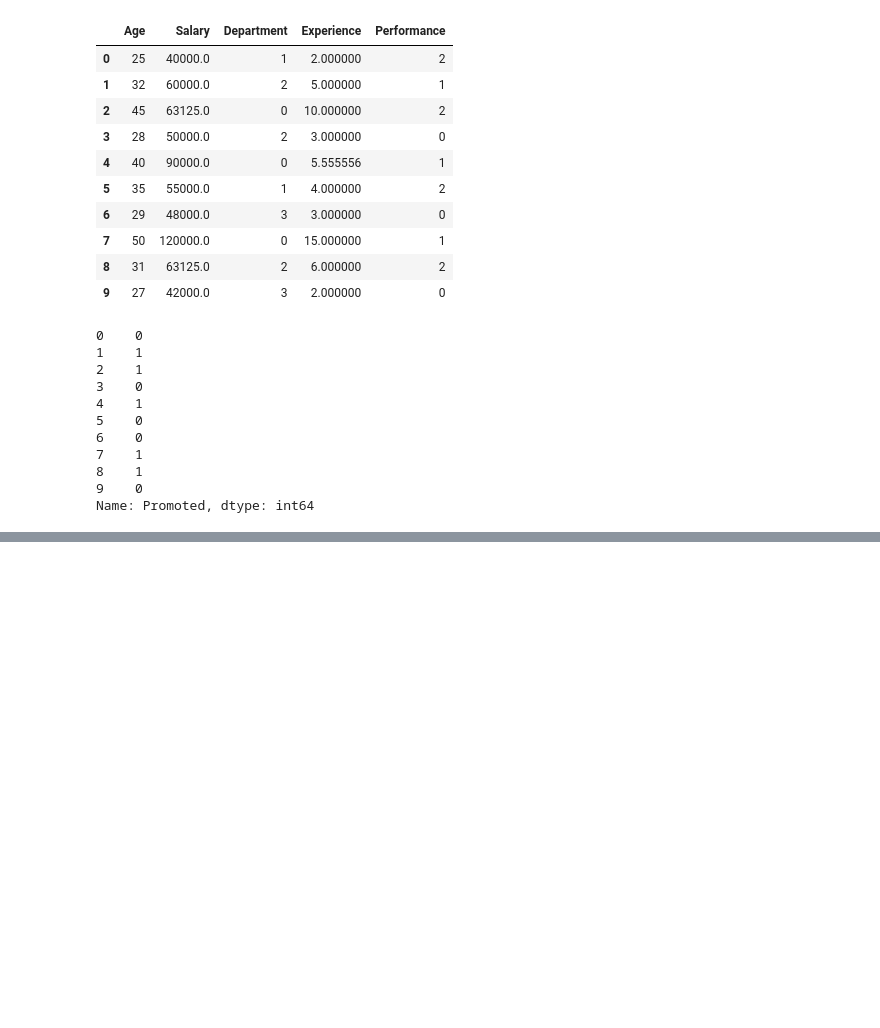
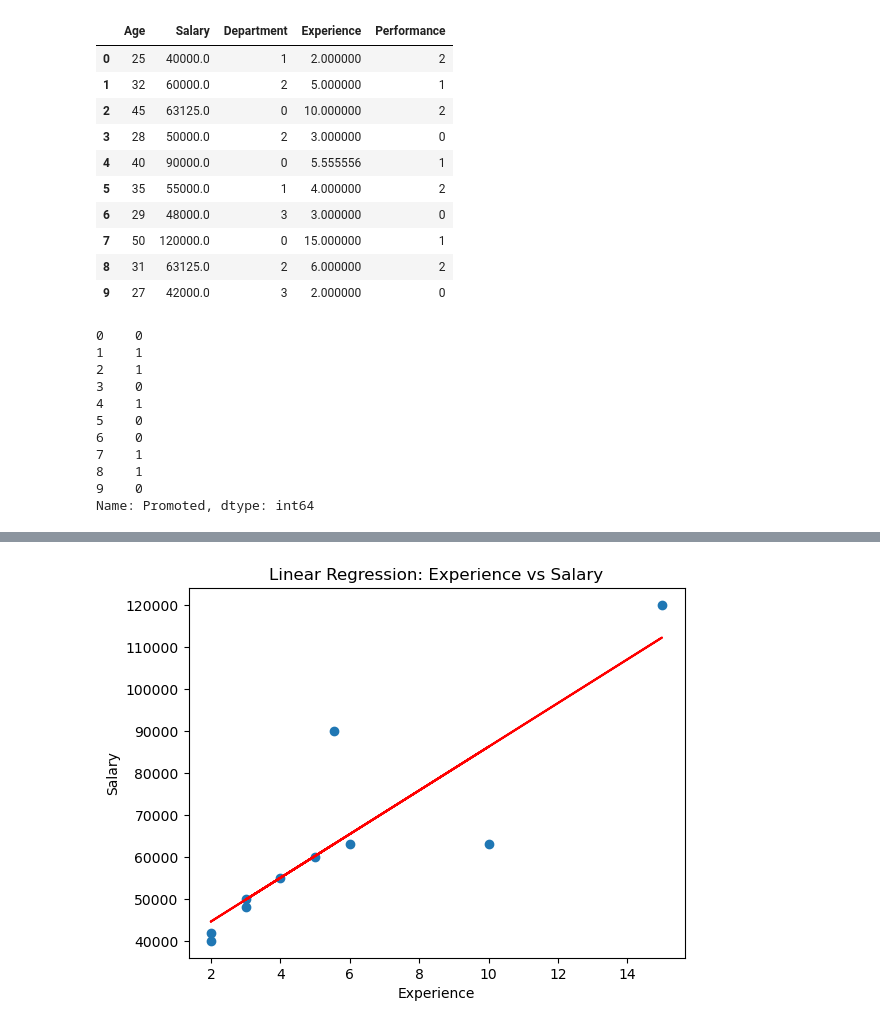
Before and after one commit to bharath-akurathi/machine_learning, a Jupyter notebook: real_world/dtclassifier.ipynb, the cells around one changed output, grey strips where cells are left out. Saved outputs shown, nothing was run; the diff lists cells and outputs as text; code cells hidden in the pictures; blank space fills up the shorter version.

Commit message:
logistic, linear reg

```diff
--- a/real_world/dtclassifier.ipynb
+++ b/real_world/dtclassifier.ipynb
@@ -132,0 +168,25 @@ plt.show()
+# %%
+from sklearn.linear_model import LinearRegression
+import matplotlib.pyplot as plt
+
+# Experience as input
+x = X.iloc[:, [3]]   # keep as 2D
+y = X.iloc[:, 1]     # Salary
+
+# Train model
+model = LinearRegression()
+model.fit(x, y)
+
+# Predict line values
+y_pred = model.predict(x)
+
+# Plot
+plt.scatter(x, y)
+plt.plot(x, y_pred, color='red')
+
+plt.xlabel("Experience")
+plt.ylabel("Salary")
+plt.title("Linear Regression: Experience vs Salary")
+plt.show()
+# %% [output]
+[figure, added]
```
Also changed, not shown: parts of 7 cells of this notebook.
